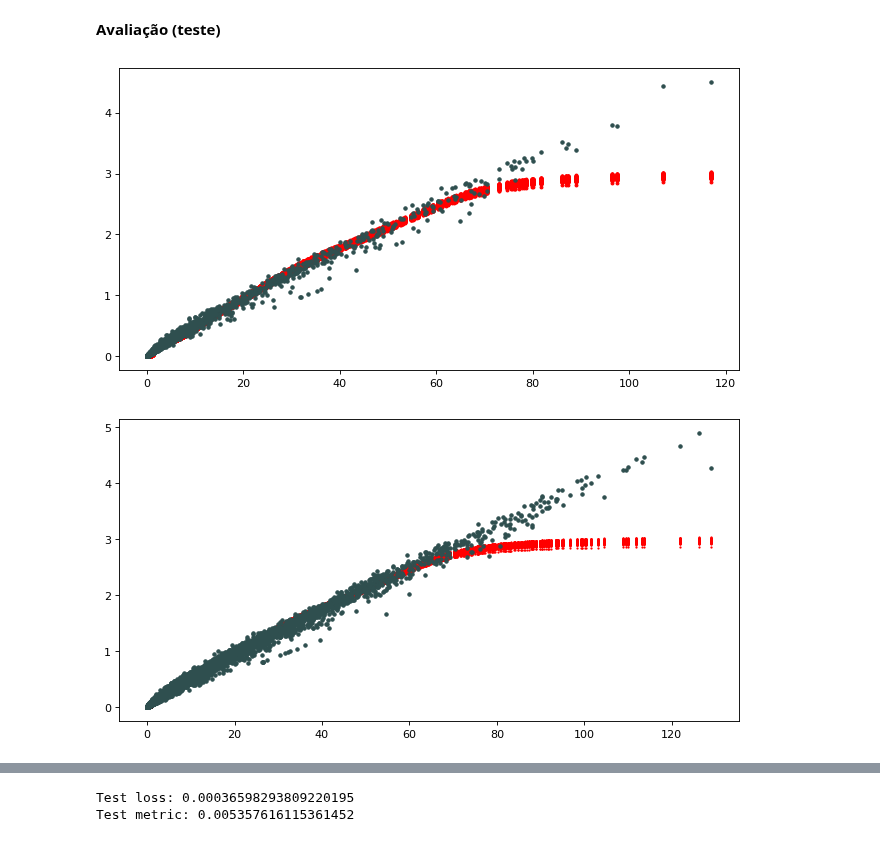
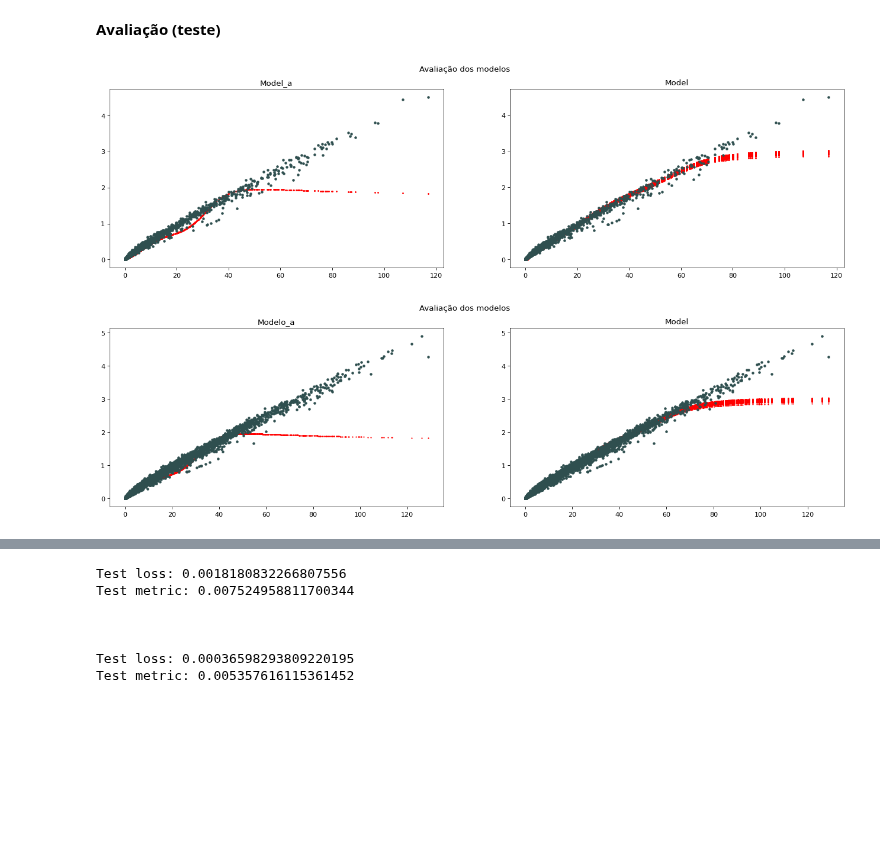
Before and after one commit to lourencocavalcante/Neurocomputacao, a Jupyter notebook: CAP351_Projeto_01_MLP.ipynb, the cells around one changed output, grey strips where cells are left out. Cells and saved outputs as stored; diff of their text form; code cells hidden in the pictures; blank space fills up the shorter version.

```diff
--- a/CAP351_Projeto_01_MLP.ipynb
+++ b/CAP351_Projeto_01_MLP.ipynb
@@ -335,21 +335,44 @@ plt.show()
 [figure]
 # %% [markdown]
 **Avaliação (teste)**
-# %%
-y_rest = model.predict(x_train)
-figure(figsize=(10,5),dpi=80)
-plt.plot(x_train, y_rest, '.', markersize=5 ,color='#FF0000')
-plt.plot(x_train, y_train, '.', color='#2F4F4F')
-plt.show()
-# %% [output]
-[figure, removed]
+# %%
+figure(figsize=(20,5),dpi=80)
+plt.suptitle('Avaliação dos modelos')
+plt.subplot(1,2,1)
+y_rest = modelo_a.predict(x_train)
+plt.plot(x_train, y_rest, '.', markersize=3 ,color='#FF0000')
+plt.plot(x_train, y_train, '.', color='#2F4F4F')
+plt.title('Modelo_a')
+
+plt.subplot(1,2,2)
+y_rest = model.predict(x_train)
+plt.plot(x_train, y_rest, '.', markersize=3 ,color='#FF0000')
+plt.plot(x_train, y_train, '.', color='#2F4F4F')
+plt.title('Model')
+
+
+plt.show()
+# %% [output]
+[figure, added]
 # %%
-y_res = model.predict(x_test)
-figure(figsize=(10,5),dpi=80)
+figure(figsize=(20,5),dpi=80)
+plt.suptitle('Avaliação dos modelos')
+plt.subplot(1,2,1)
+y_res = modelo_a.predict(x_test)
 plt.plot(x_test, y_res, '.', markersize=2, color='#FF0000')
 plt.plot(x_test, y_test, '.', color='#2F4F4F')
+plt.title('Modelo_a')
+
+plt.subplot(1,2,2)
+y_res = model.predict(x_test)
+plt.plot(x_test, y_res, '.', markersize=2, color='#FF0000')
+plt.plot(x_test, y_test, '.', color='#2F4F4F')
+plt.title('Model')
+
+
 plt.show()
 
+test_loss = modelo_a.evaluate(x_test, y_test)
 test_loss = model.evaluate(x_test, y_test)
 # %% [output]
-[figure, old version]
+[figure, new version]
@@ -357,7 +381,16 @@ test_loss = model.evaluate(x_test, y_test)
 # %%
-score = model.evaluate(x_test, y_test, verbose=0)
-print("Test loss:", score[0])
-print("Test metric:", score[1])
+score_modelo_a = modelo_a.evaluate(x_test, y_test, verbose=0)
+print("Test loss:", score_modelo_a[0])
+print("Test metric:", score_modelo_a[1])
+print("\n\n")
+score_model = model.evaluate(x_test, y_test, verbose=0)
+print("Test loss:", score_model[0])
+print("Test metric:", score_model[1])
 # %% [output]
+Test loss: 0.0018180832266807556
+Test metric: 0.007524958811700344
+
+
+
 Test loss: 0.00036598293809220195
 Test metric: 0.005357616115361452
```
Also changed, not shown: parts of 1 cell of this notebook.
